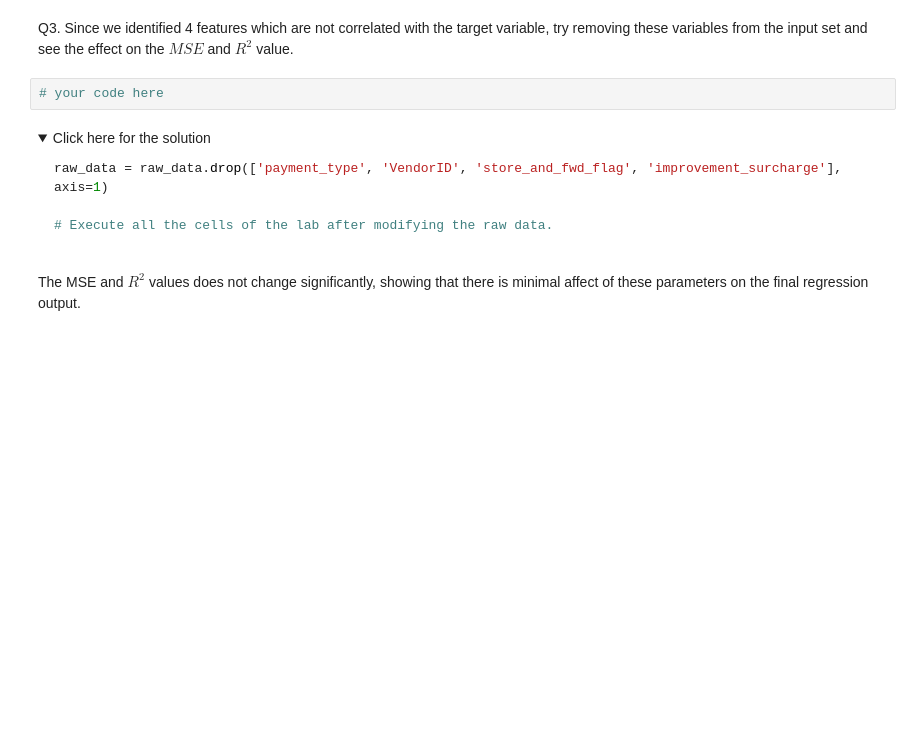
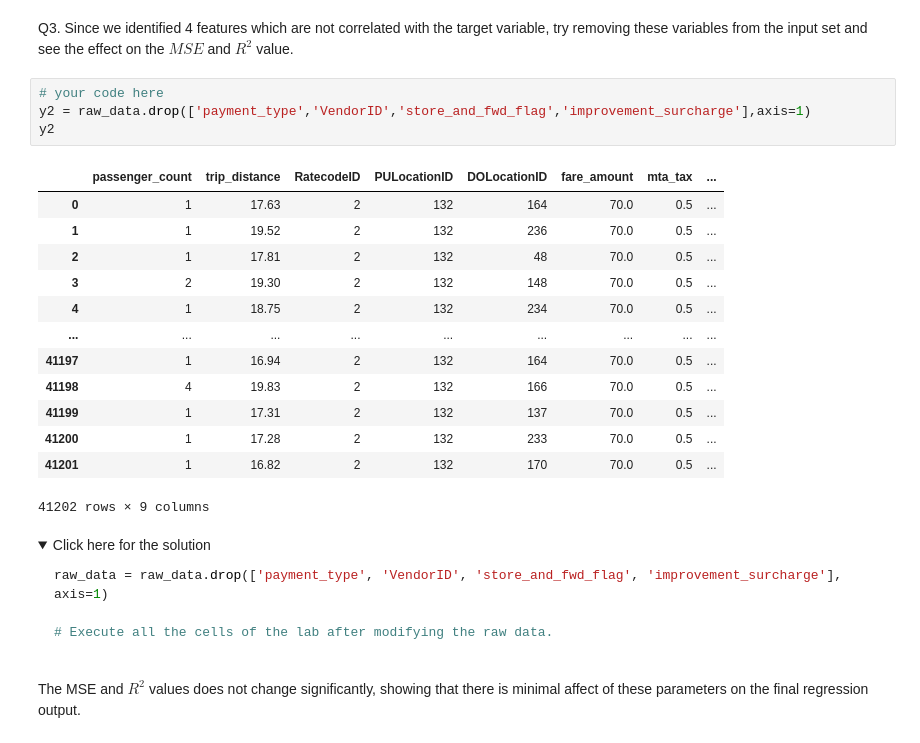
Before and after one commit to darwin-garcia/IBM-Data-Science, a Jupyter notebook: Module 9/Regression-Trees-Taxi-Tip-v1.ipynb, the cells around one changed output. Saved outputs shown, nothing was run; the diff lists cells and outputs as text; folded sections open; blank space fills up the shorter version.

```diff
--- a/Module 9/Regression-Trees-Taxi-Tip-v1.ipynb
+++ b/Module 9/Regression-Trees-Taxi-Tip-v1.ipynb
@@ -217,8 +235,24 @@ As is evident from the output, Fare amount, toll amount and trip distance are th
 </details>
 # %% [markdown]
 Q3. Since we identified 4 features which are not correlated with the target variable, try removing these variables from the input set and see the effect on the $MSE$ and $R^2$ value.
-# %%
-# your code here
+# %%
+# your code here
+y2 = raw_data.drop(['payment_type','VendorID','store_and_fwd_flag','improvement_surcharge'],axis=1)
+y2
+# %% [output]
+|  | passenger_count | trip_distance | RatecodeID | PULocationID | DOLocationID | fare_amount | mta_tax | ... |
+| 0 | 1 | 17.63 | 2 | 132 | 164 | 70.0 | 0.5 | ... |
+| 1 | 1 | 19.52 | 2 | 132 | 236 | 70.0 | 0.5 | ... |
+| 2 | 1 | 17.81 | 2 | 132 | 48 | 70.0 | 0.5 | ... |
+| 3 | 2 | 19.30 | 2 | 132 | 148 | 70.0 | 0.5 | ... |
+| 4 | 1 | 18.75 | 2 | 132 | 234 | 70.0 | 0.5 | ... |
+| ... | ... | ... | ... | ... | ... | ... | ... | ... |
+| 41197 | 1 | 16.94 | 2 | 132 | 164 | 70.0 | 0.5 | ... |
+| 41198 | 4 | 19.83 | 2 | 132 | 166 | 70.0 | 0.5 | ... |
+| 41199 | 1 | 17.31 | 2 | 132 | 137 | 70.0 | 0.5 | ... |
+| 41200 | 1 | 17.28 | 2 | 132 | 233 | 70.0 | 0.5 | ... |
+| 41201 | 1 | 16.82 | 2 | 132 | 170 | 70.0 | 0.5 | ... |
+41202 rows × 9 columns
 # %% [markdown]
 <details><summary>Click here for the solution</summary>
 
```
Also changed, not shown: parts of 4 cells of this notebook, 2 other files.
